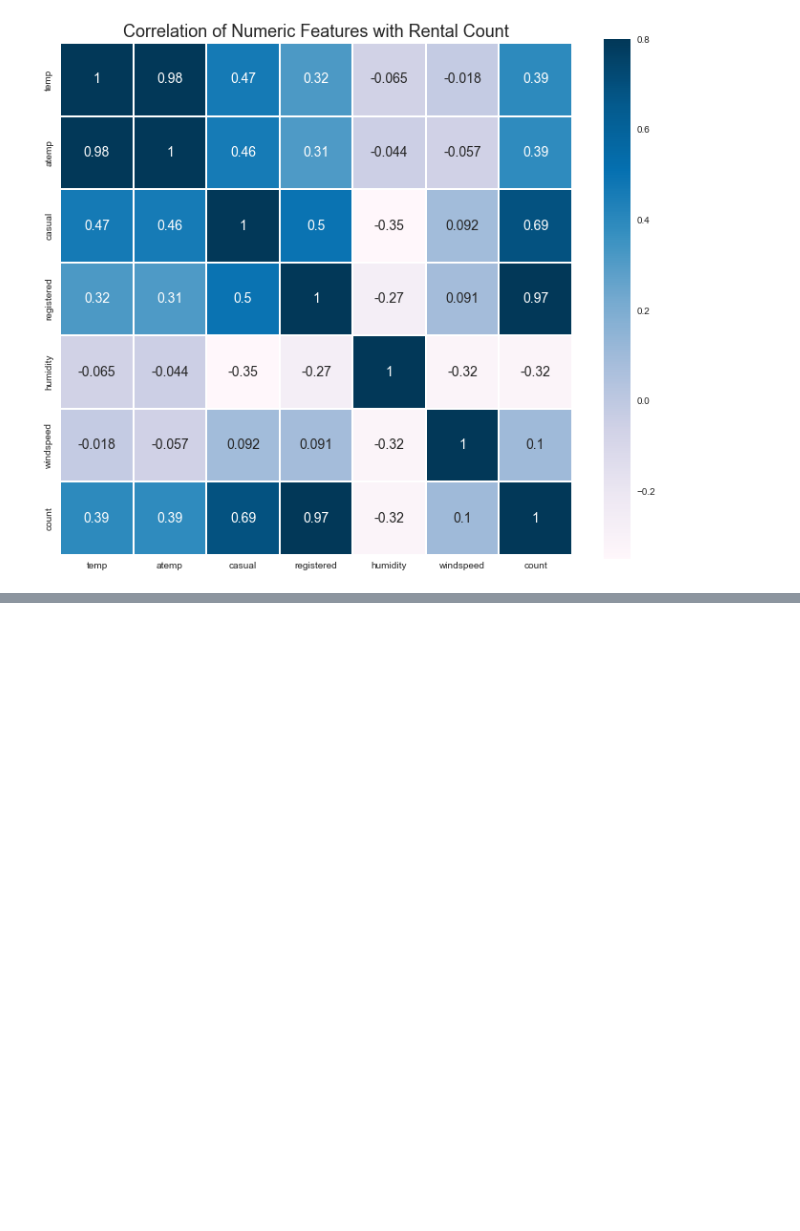
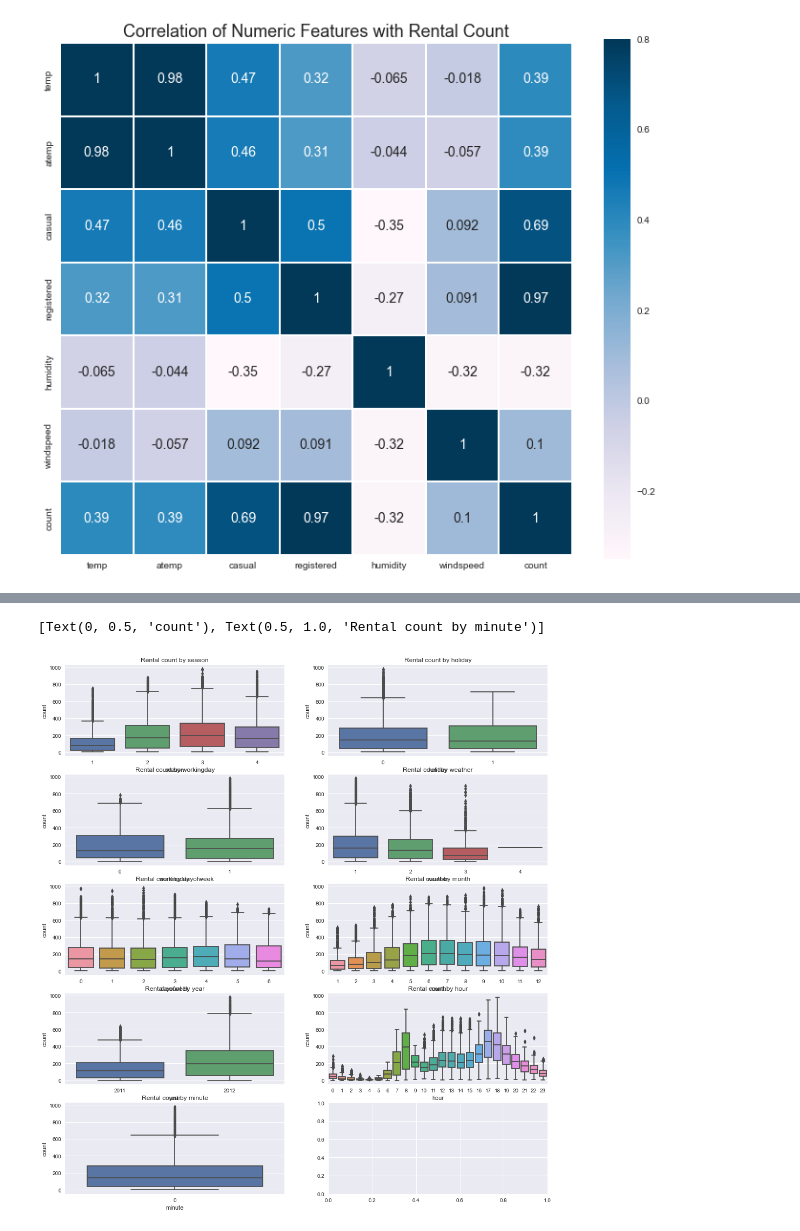
Before and after one commit to MyungHyun-Ahn/Bike_Sharing_Demand, a Jupyter notebook: data_ visualization.ipynb, the cells around one changed output, grey strips where cells are left out. Saved outputs shown, nothing was run; the diff lists cells and outputs as text; code cells hidden in the pictures; blank space fills up the shorter version.

```diff
--- a/data_ visualization.ipynb
+++ b/data_ visualization.ipynb
@@ -215,0 +266,20 @@ sns.heatmap(corr_data.corr(), vmax=.8, linewidths=0.1, square=True, annot=True,
+# %%
+from collections import Counter
+
+def detect_outliers(df, n, features):
+    outlier_indices = []
+    for col in features:
+        q1 = np.percentile(df[col], 25)
+        q3 = np.percentile(df[col], 75)
+        IQR = q3 - q1
+
+        outlier_step = 1.5 * IQR
+
+        outlier_list_col = df[(df[col] < q1 - outlier_step) | (df[col] > q3 + outlier_step)].index
+        outlier_indices.extend(outlier_list_col)
+    outlier_indices = Counter(outlier_indices)
+    multiple_outliers = list(k for k, v in outlier_indices.items() if v > n)
+
+    return multiple_outliers
+# %%
+Outliers_to_drop = detect_outliers(df_train, 2, ["temp", "atemp", "casual", "registered", "humidity", "windspeed", "count"])
@@ -215,0 +310,2 @@ sns.heatmap(corr_data.corr(), vmax=.8, linewidths=0.1, square=True, annot=True,
+# %%
+df_train = df_train.drop(Outliers_to_drop, axis=0).reset_index(drop=True)
@@ -215,0 +333,25 @@ sns.heatmap(corr_data.corr(), vmax=.8, linewidths=0.1, square=True, annot=True,
+# %%
+fig, ax = plt.subplots(nrows=5, ncols=2, figsize=(16,18))
+
+sns.boxplot(data=df_train, y='count', x='season', orient='v', ax=ax[0][0])
+sns.boxplot(data=df_train, y='count', x='holiday', orient='v', ax=ax[0][1])
+sns.boxplot(data=df_train, y='count', x='workingday', orient='v', ax=ax[1][0])
+sns.boxplot(data=df_train, y='count', x='weather', orient='v', ax=ax[1][1])
+sns.boxplot(data=df_train, y='count', x='dayofweek', orient='v', ax=ax[2][0])
+sns.boxplot(data=df_train, y='count', x='month', orient='v', ax=ax[2][1])
+sns.boxplot(data=df_train, y='count', x='year', orient='v', ax=ax[3][0])
+sns.boxplot(data=df_train, y='count', x='hour', orient='v', ax=ax[3][1])
+sns.boxplot(data=df_train, y='count', x='minute', orient='v', ax=ax[4][0])
+
+ax[0][0].set(ylabel = "count", title = 'Rental count by season')
+ax[0][1].set(ylabel = "count", title = 'Rental count by holiday')
+ax[1][0].set(ylabel = "count", title = 'Rental count by workingday')
+ax[1][1].set(ylabel = "count", title = 'Rental count by weather')
+ax[2][0].set(ylabel = "count", title = 'Rental count by dayofweek')
+ax[2][1].set(ylabel = "count", title = 'Rental count by month')
+ax[3][0].set(ylabel = "count", title = 'Rental count by year')
+ax[3][1].set(ylabel = "count", title = 'Rental count by hour')
+ax[4][0].set(ylabel = "count", title = 'Rental count by minute')
+# %% [output]
+[Text(0, 0.5, 'count'), Text(0.5, 1.0, 'Rental count by minute')]
+[figure, added]
```
Also changed, not shown: parts of 8 cells of this notebook.
